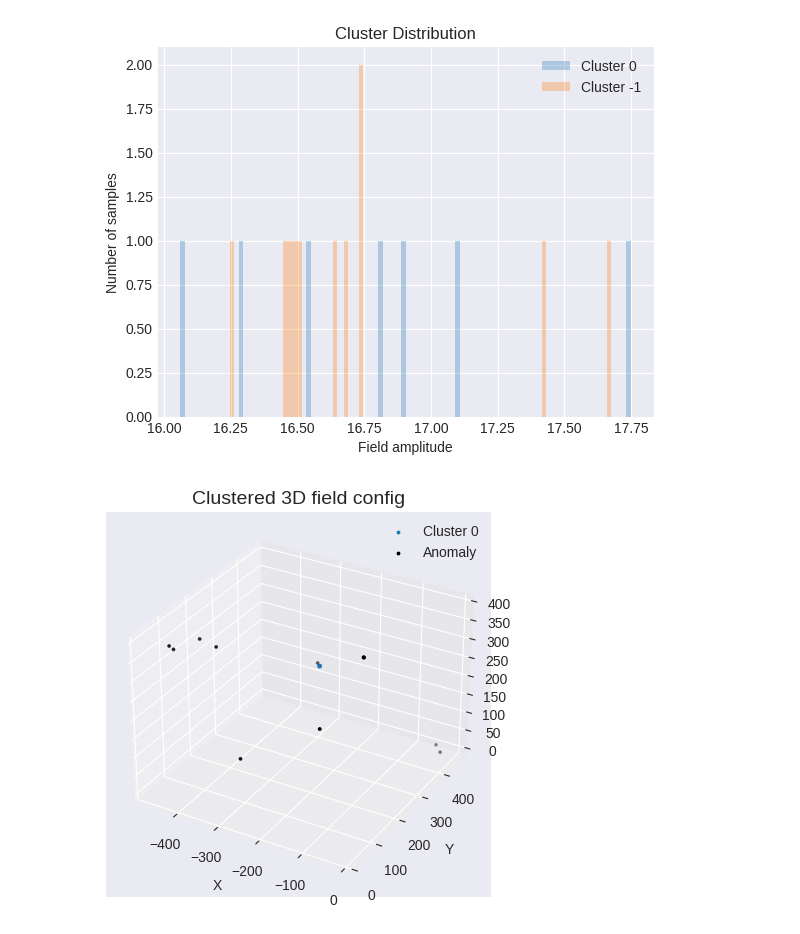
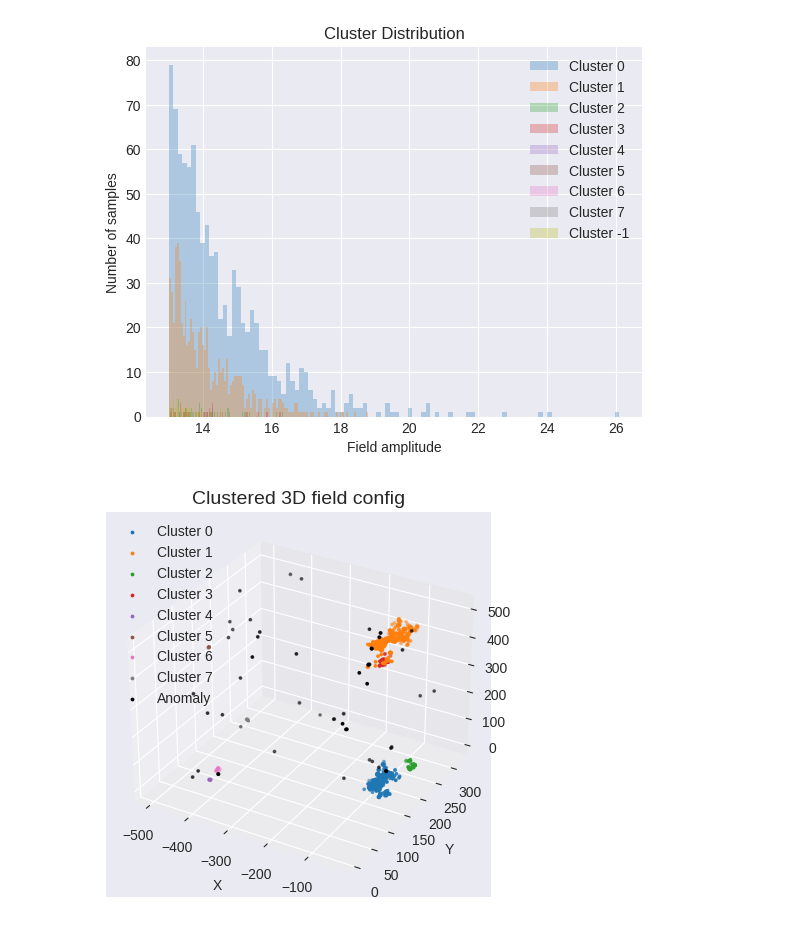
Before and after one commit to khchoi-physik/pbh_simulations, a Jupyter notebook: RFSIMS.ipynb, the cells around one changed output. Saved outputs shown, nothing was run; the diff lists cells and outputs as text; code cells hidden in the pictures.

Commit message:
cupy simulated for 5000 times 7 sigmas

```diff
--- a/RFSIMS.ipynb
+++ b/RFSIMS.ipynb
@@ -455,0 +582,15 @@ Total memory usage: 3242.90 MB
+# %%
+# Initialize an instance of RFSIM
+
+exprf = cp.asnumpy(saved_exprf)
+
+clus_anal = CLUS_ANAL(exprf=exprf, lx=lx, ly=ly, lz=lz , pixel=pixel, z_pixel=z_pixel)
+
+masked_positions = clus_anal.masking(cutoff = n_sigma+1)
+sub_manifolds, total_mass = clus_anal.submanifolds(masked_positions)
+
+for ii in range(masked_positions.shape[0]):
+    plt.hist(sub_manifolds[ii].flatten(),bins=100);
+    plt.show()
+
+print(total_mass)
@@ -456,13 +600,9 @@ Total memory usage: 3242.90 MB
 # %%
-# Initialize an instance of RFSIM
-clus_anal = CLUS_ANAL(exprf=exprf, lx=lx, ly=ly, lz=lz , pixel=pixel, z_pixel=z_pixel)
-
-masked_positions = clus_anal.masking(cutoff)
-cluster_labels = clus_anal.dbscan(eps=5, min_sam=5, masked_positions=masked_positions)
-sub_manifolds, total_mass = clus_anal.submanifolds(masked_positions)
+masked_positions = clus_anal.masking(cutoff = 13)
+cluster_labels = clus_anal.dbscan(eps=20, min_sam=5, masked_positions=masked_positions)
 distances = clus_anal.cluster_distances(masked_positions, cluster_labels)
 cluster_field_values = clus_anal.cluster_distribution_3d(masked_positions, cluster_labels)
 clus_anal.cluster_plot_3D(masked_positions, cluster_labels)
 # %% [output]
-[figure, old version]
+[figure, new version]
-[figure, old version]
+[figure, new version]
```
Also changed, not shown: parts of 13 cells of this notebook.
